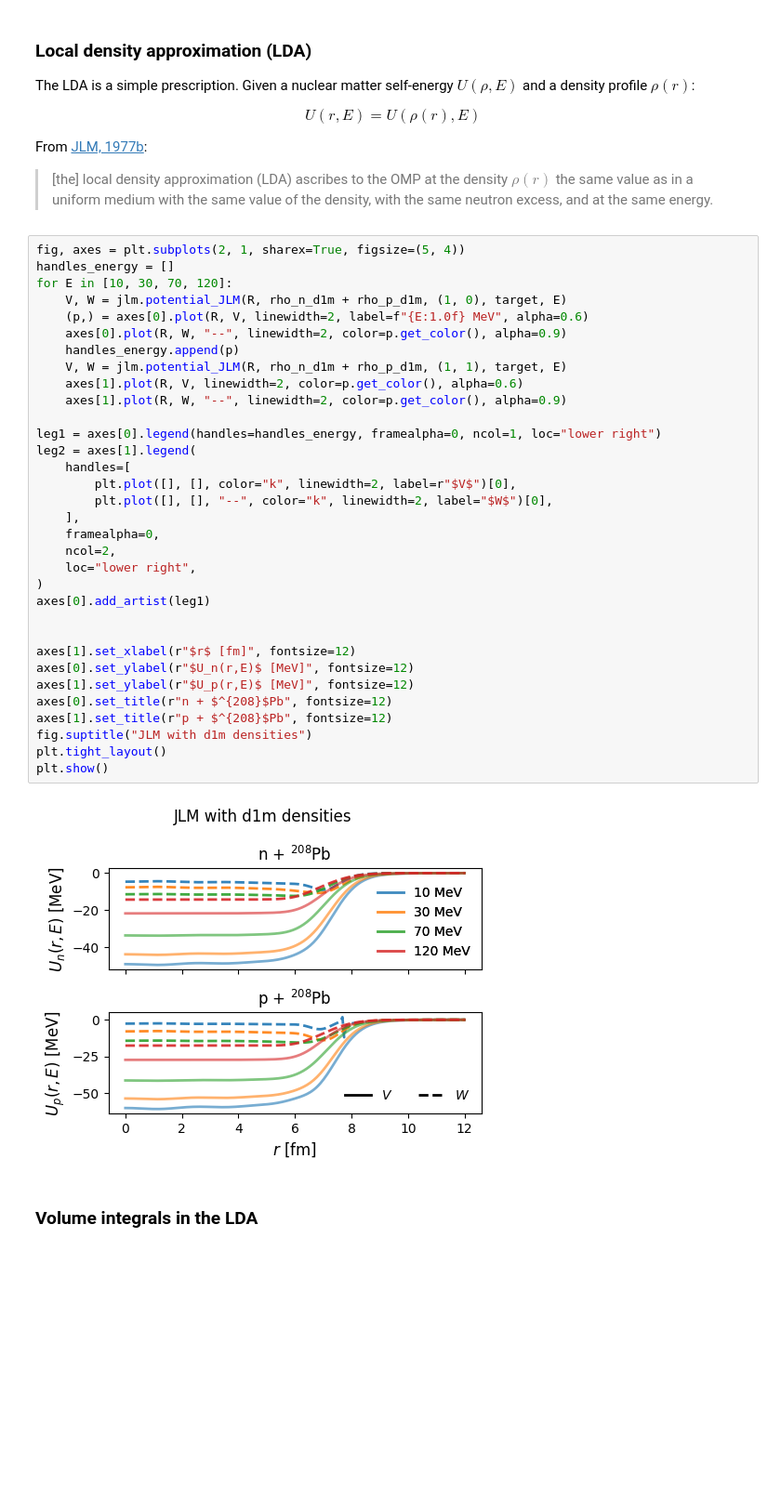
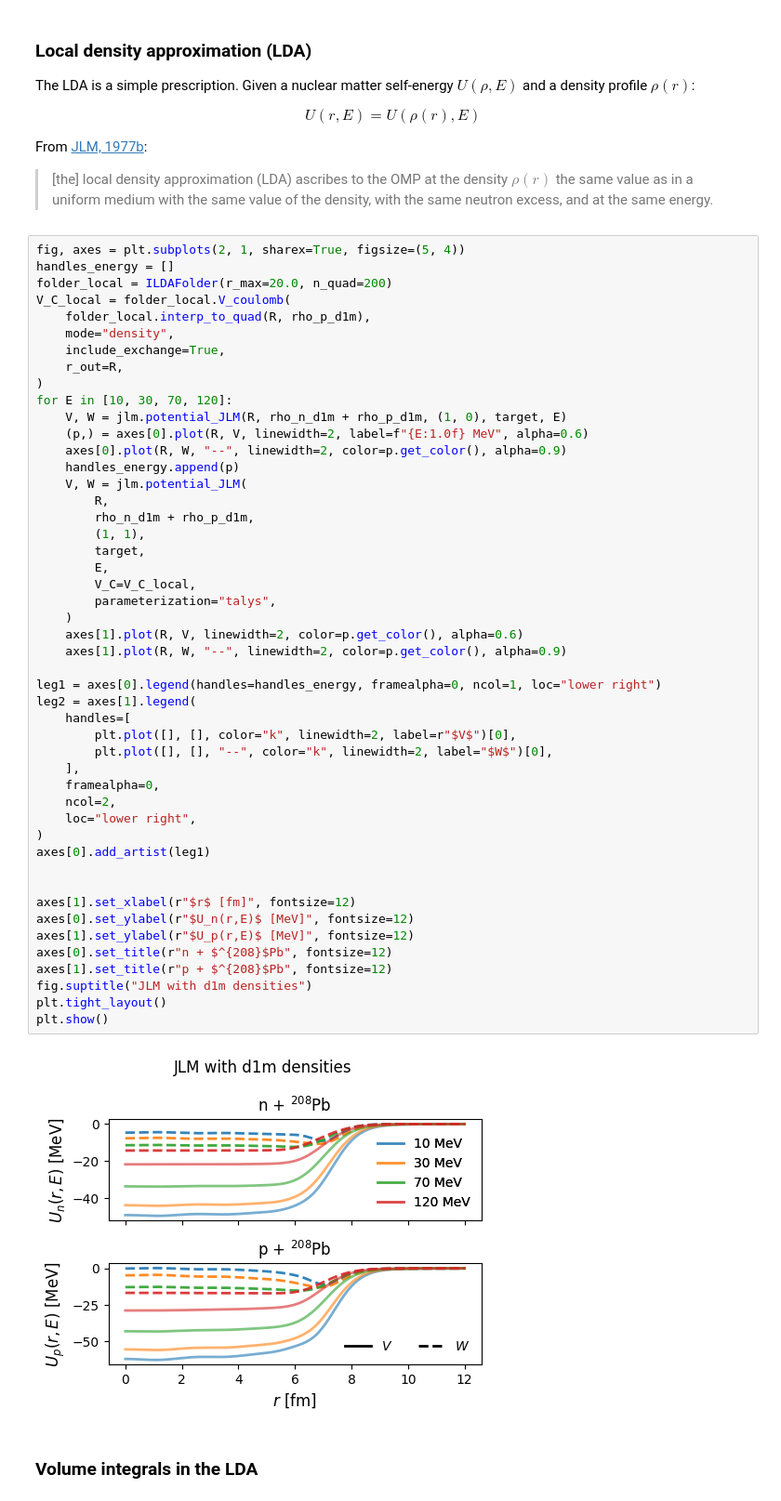
Before and after one commit to beykyle/jitr, a Jupyter notebook: examples/notebooks/example_jlm.ipynb, the cells around one changed output. Shown at 93% size. Cells and saved outputs as stored; diff of their text form; blank space fills up the shorter version.

Commit message:
use local coulomb correction in talys

```diff
--- a/examples/notebooks/example_jlm.ipynb
+++ b/examples/notebooks/example_jlm.ipynb
@@ -246,38 +246,53 @@ and at the same energy.
 # %%
 fig, axes = plt.subplots(2, 1, sharex=True, figsize=(5, 4))
 handles_energy = []
+folder_local = ILDAFolder(r_max=20.0, n_quad=200)
+V_C_local = folder_local.V_coulomb(
+    folder_local.interp_to_quad(R, rho_p_d1m),
+    mode="density",
+    include_exchange=True,
+    r_out=R,
+)
 for E in [10, 30, 70, 120]:
     V, W = jlm.potential_JLM(R, rho_n_d1m + rho_p_d1m, (1, 0), target, E)
     (p,) = axes[0].plot(R, V, linewidth=2, label=f"{E:1.0f} MeV", alpha=0.6)
     axes[0].plot(R, W, "--", linewidth=2, color=p.get_color(), alpha=0.9)
     handles_energy.append(p)
-    V, W = jlm.potential_JLM(R, rho_n_d1m + rho_p_d1m, (1, 1), target, E)
+    V, W = jlm.potential_JLM(
+        R,
+        rho_n_d1m + rho_p_d1m,
+        (1, 1),
+        target,
+        E,
+        V_C=V_C_local,
+        parameterization="talys",
+    )
     axes[1].plot(R, V, linewidth=2, color=p.get_color(), alpha=0.6)
     axes[1].plot(R, W, "--", linewidth=2, color=p.get_color(), alpha=0.9)
 
 leg1 = axes[0].legend(handles=handles_energy, framealpha=0, ncol=1, loc="lower right")
 leg2 = axes[1].legend(
     handles=[
         plt.plot([], [], color="k", linewidth=2, label=r"$V$")[0],
         plt.plot([], [], "--", color="k", linewidth=2, label="$W$")[0],
     ],
     framealpha=0,
     ncol=2,
     loc="lower right",
 )
 axes[0].add_artist(leg1)
 
 
 axes[1].set_xlabel(r"$r$ [fm]", fontsize=12)
 axes[0].set_ylabel(r"$U_n(r,E)$ [MeV]", fontsize=12)
 axes[1].set_ylabel(r"$U_p(r,E)$ [MeV]", fontsize=12)
 axes[0].set_title(r"n + $^{208}$Pb", fontsize=12)
 axes[1].set_title(r"p + $^{208}$Pb", fontsize=12)
 fig.suptitle("JLM with d1m densities")
 plt.tight_layout()
 plt.show()
 # %% [output]
-[figure, old version]
+[figure, new version]
 # %% [markdown]
 ### Volume integrals in the LDA
 # %%
```
Also changed, not shown: parts of 9 cells of this notebook, 2 other files.
